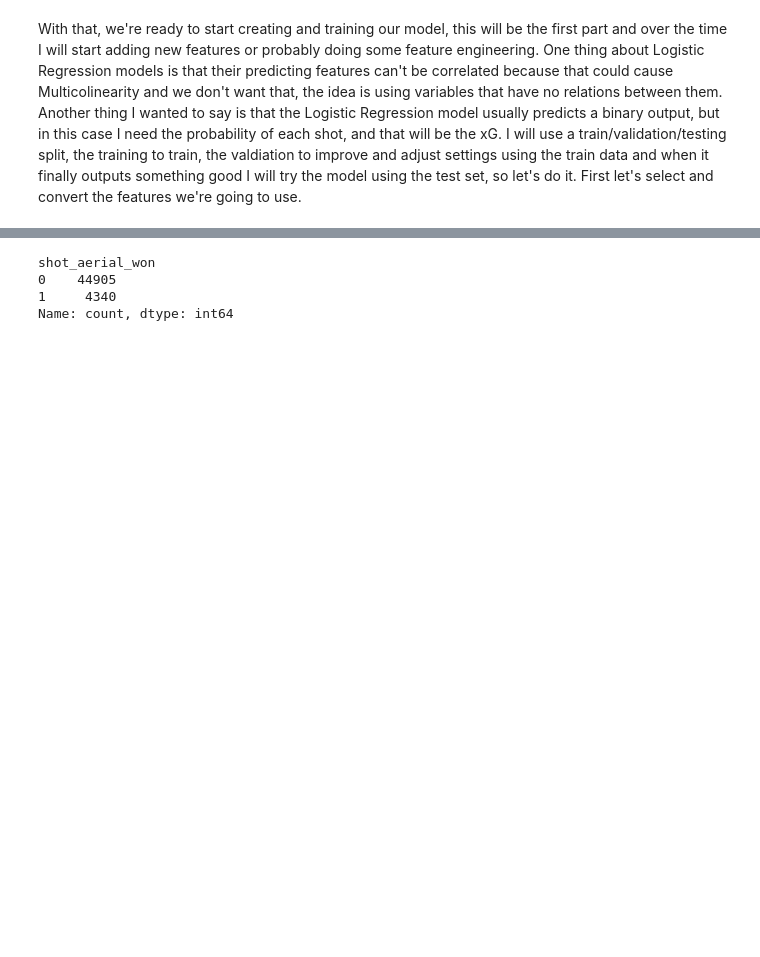
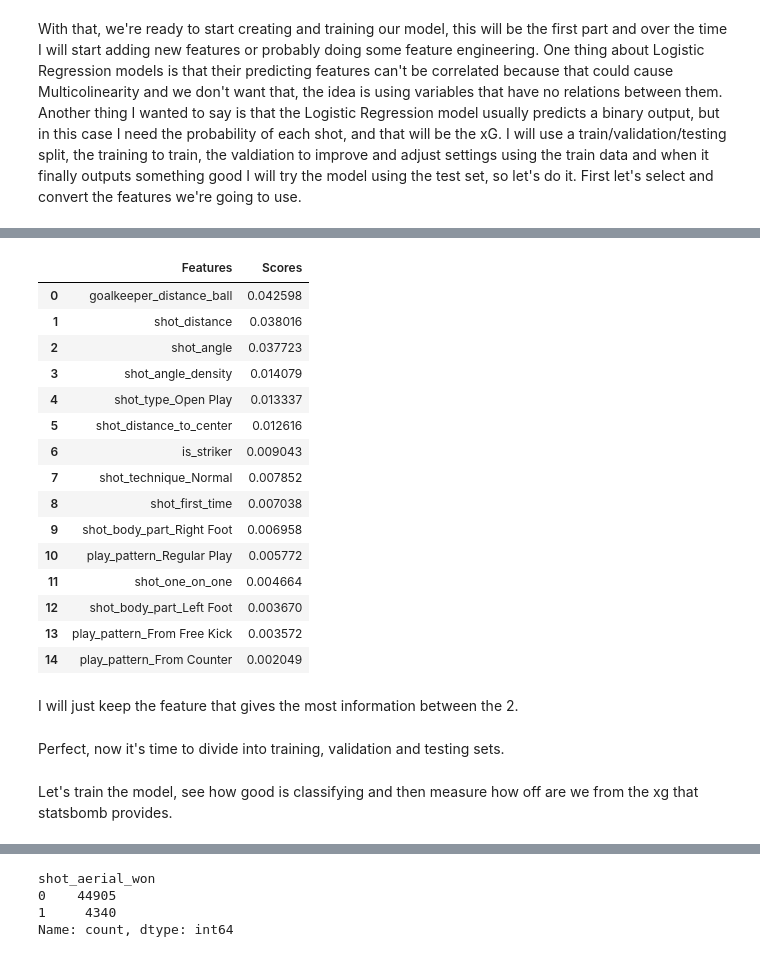
Before and after one commit to juanfortunof/xG-model, a Jupyter notebook: xG.ipynb, the cells around one changed output, grey strips where cells are left out. Drawn from its saved outputs; the diff is of its cells as text; code cells hidden in the pictures; blank space fills up the shorter version.

```diff
--- a/xG.ipynb
+++ b/xG.ipynb
@@ -313,6 +311,9 @@ def get_closest_distance(row):
             if dist < shorter_dist:
                 shorter_dist = dist
 
+    if shorter_dist ==  float('inf'):
+        return 50
+
     return shorter_dist
 
 
@@ -479,0 +454,21 @@ corrs
+# %%
+scores_df.iloc[0:15, :]
+# %% [output]
+|  | Features | Scores |
+| 0 | goalkeeper_distance_ball | 0.042598 |
+| 1 | shot_distance | 0.038016 |
+| 2 | shot_angle | 0.037723 |
+| 3 | shot_angle_density | 0.014079 |
+| 4 | shot_type_Open Play | 0.013337 |
+| 5 | shot_distance_to_center | 0.012616 |
+| 6 | is_striker | 0.009043 |
+| 7 | shot_technique_Normal | 0.007852 |
+| 8 | shot_first_time | 0.007038 |
+| 9 | shot_body_part_Right Foot | 0.006958 |
+| 10 | play_pattern_Regular Play | 0.005772 |
+| 11 | shot_one_on_one | 0.004664 |
+| 12 | shot_body_part_Left Foot | 0.003670 |
+| 13 | play_pattern_From Free Kick | 0.003572 |
+| 14 | play_pattern_From Counter | 0.002049 |
+# %% [markdown]
+I will just keep the feature that gives the most information between the 2.
@@ -479,0 +477,2 @@ corrs
+# %% [markdown]
+Perfect, now it's time to divide into training, validation and testing sets.
@@ -479,0 +484,2 @@ corrs
+# %% [markdown]
+Let's train the model, see how good is classifying and then measure how off are we from the xg that statsbomb provides.
```
Also changed, not shown: parts of 19 cells of this notebook.
